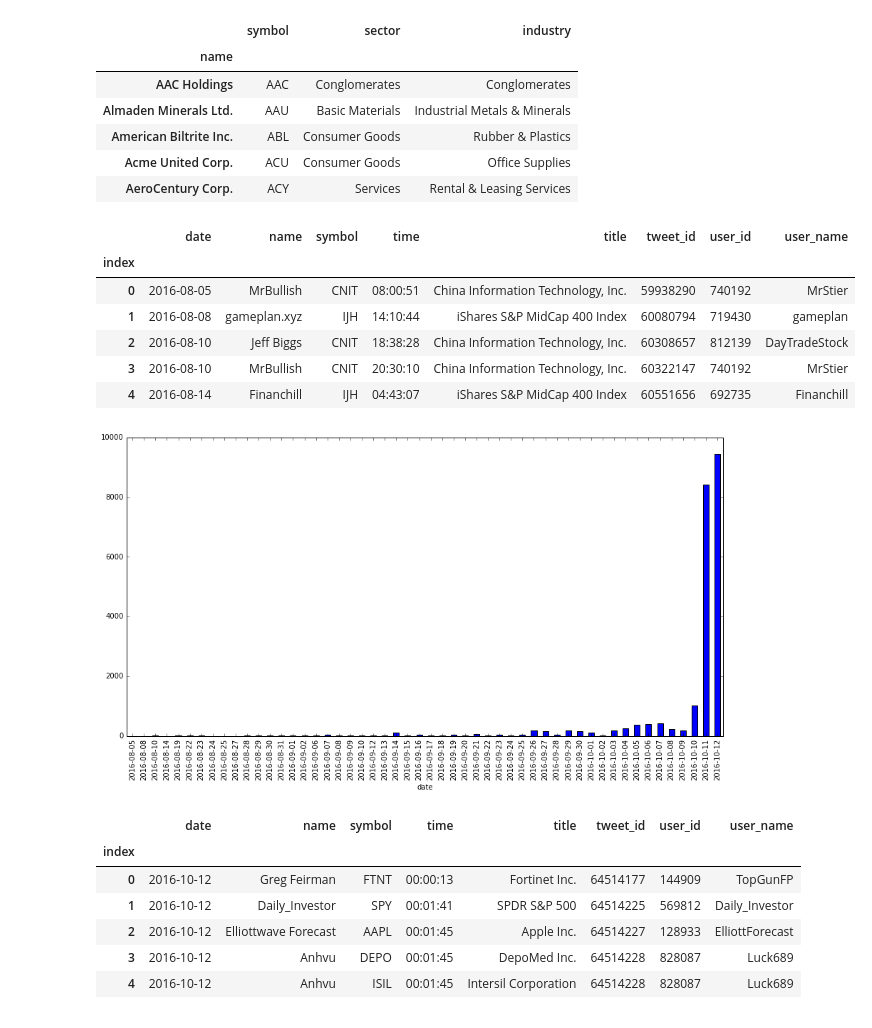
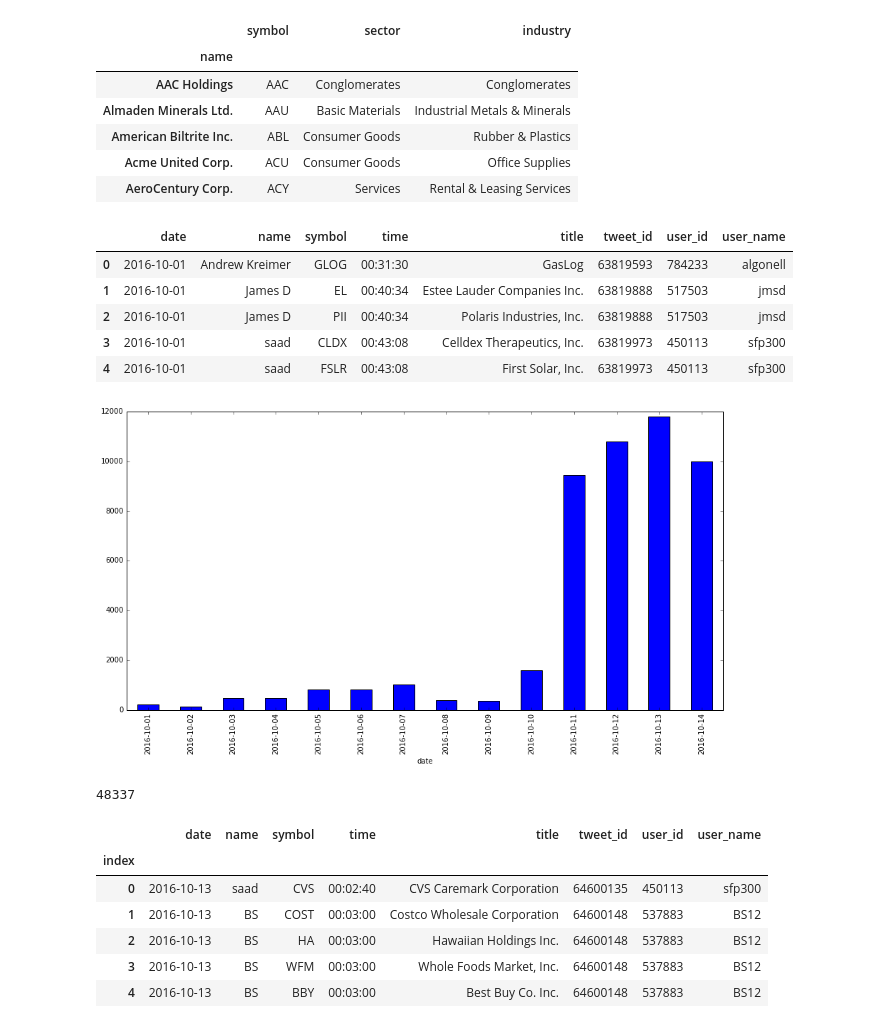
Before and after one commit to noelnamai/network-science, a Jupyter notebook: StockTwits.ipynb, the cells around one changed output. Drawn from its saved outputs; the diff is of its cells as text; code cells hidden in the pictures.

```diff
--- a/StockTwits.ipynb
+++ b/StockTwits.ipynb
@@ -24,6 +24,7 @@ plt.rcParams["figure.figsize"] = (15.0, 7.5)
 #Read in the symbol title dataframe
 symbol_title = pd.read_csv("symbol_title.csv", index_col=2, sep=",")
 symbol_title = symbol_title[["symbol","sector","industry"]]
+symbol_title.dropna(inplace=True)
 symbol_title.head()
 # %% [output]
 |  | symbol | sector | industry |
@@ -136,34 +137,38 @@ for symbol in symbols:
     time.sleep(20)
 # %%
 df = df.groupby("symbol").apply(fill_dataframe)
+df["date"] = df["date"].astype(str)
+df = df[df.date > "2016-09-31"].reset_index()
 df["count"] = df.groupby(["symbol"])["user_name"].transform("count")
 df[["date","name","symbol","time","title","tweet_id","user_id","user_name"]].head()
 # %% [output]
 |  | date | name | symbol | time | title | tweet_id | user_id | user_name |
-| index |  |  |  |  |  |  |  |  |
-| 0 | 2016-08-05 | MrBullish | CNIT | 08:00:51 | China Information Technology, Inc. | 59938290 | 740192 | MrStier |
-| 1 | 2016-08-08 | gameplan.xyz | IJH | 14:10:44 | iShares S&P MidCap 400 Index | 60080794 | 719430 | gameplan |
-| 2 | 2016-08-10 | Jeff Biggs | CNIT | 18:38:28 | China Information Technology, Inc. | 60308657 | 812139 | DayTradeStock |
-| 3 | 2016-08-10 | MrBullish | CNIT | 20:30:10 | China Information Technology, Inc. | 60322147 | 740192 | MrStier |
-| 4 | 2016-08-14 | Financhill | IJH | 04:43:07 | iShares S&P MidCap 400 Index | 60551656 | 692735 | Financhill |
+| 0 | 2016-10-01 | Andrew Kreimer | GLOG | 00:31:30 | GasLog | 63819593 | 784233 | algonell |
+| 1 | 2016-10-01 | James D | EL | 00:40:34 | Estee Lauder Companies Inc. | 63819888 | 517503 | jmsd |
+| 2 | 2016-10-01 | James D | PII | 00:40:34 | Polaris Industries, Inc. | 63819888 | 517503 | jmsd |
+| 3 | 2016-10-01 | saad | CLDX | 00:43:08 | Celldex Therapeutics, Inc. | 63819973 | 450113 | sfp300 |
+| 4 | 2016-10-01 | saad | FSLR | 00:43:08 | First Solar, Inc. | 63819973 | 450113 | sfp300 |
 # %%
-df["date"] = df["date"].astype(str)
 counts = df.groupby("date")["date"].count()
 counts.sort_index(ascending=True, inplace=True)
 counts.plot(kind="bar");
 # %% [output]
-[figure, old version]
+[figure, new version]
+# %%
+df.shape[0]
+# %% [output]
+48337
 # %%
-df = clean_dataframe(df[df["date"]=="2016-10-12"])
+df = clean_dataframe(df[df["date"]=="2016-10-13"])
 df[["date","name","symbol","time","title","tweet_id","user_id","user_name"]].head()
 # %% [output]
 |  | date | name | symbol | time | title | tweet_id | user_id | user_name |
 | index |  |  |  |  |  |  |  |  |
-| 0 | 2016-10-12 | Greg Feirman | FTNT | 00:00:13 | Fortinet Inc. | 64514177 | 144909 | TopGunFP |
-| 1 | 2016-10-12 | Daily_Investor | SPY | 00:01:41 | SPDR S&P 500 | 64514225 | 569812 | Daily_Investor |
-| 2 | 2016-10-12 | Elliottwave Forecast | AAPL | 00:01:45 | Apple Inc. | 64514227 | 128933 | ElliottForecast |
-| 3 | 2016-10-12 | Anhvu | DEPO | 00:01:45 | DepoMed Inc. | 64514228 | 828087 | Luck689 |
-| 4 | 2016-10-12 | Anhvu | ISIL | 00:01:45 | Intersil Corporation | 64514228 | 828087 | Luck689 |
+| 0 | 2016-10-13 | saad | CVS | 00:02:40 | CVS Caremark Corporation | 64600135 | 450113 | sfp300 |
+| 1 | 2016-10-13 | BS | COST | 00:03:00 | Costco Wholesale Corporation | 64600148 | 537883 | BS12 |
+| 2 | 2016-10-13 | BS | HA | 00:03:00 | Hawaiian Holdings Inc. | 64600148 | 537883 | BS12 |
+| 3 | 2016-10-13 | BS | WFM | 00:03:00 | Whole Foods Market, Inc. | 64600148 | 537883 | BS12 |
+| 4 | 2016-10-13 | BS | BBY | 00:03:00 | Best Buy Co. Inc. | 64600148 | 537883 | BS12 |
 # %%
 network = nx.Graph()
 
```
Also changed, not shown: parts of 2 cells of this notebook, 4 other files.
